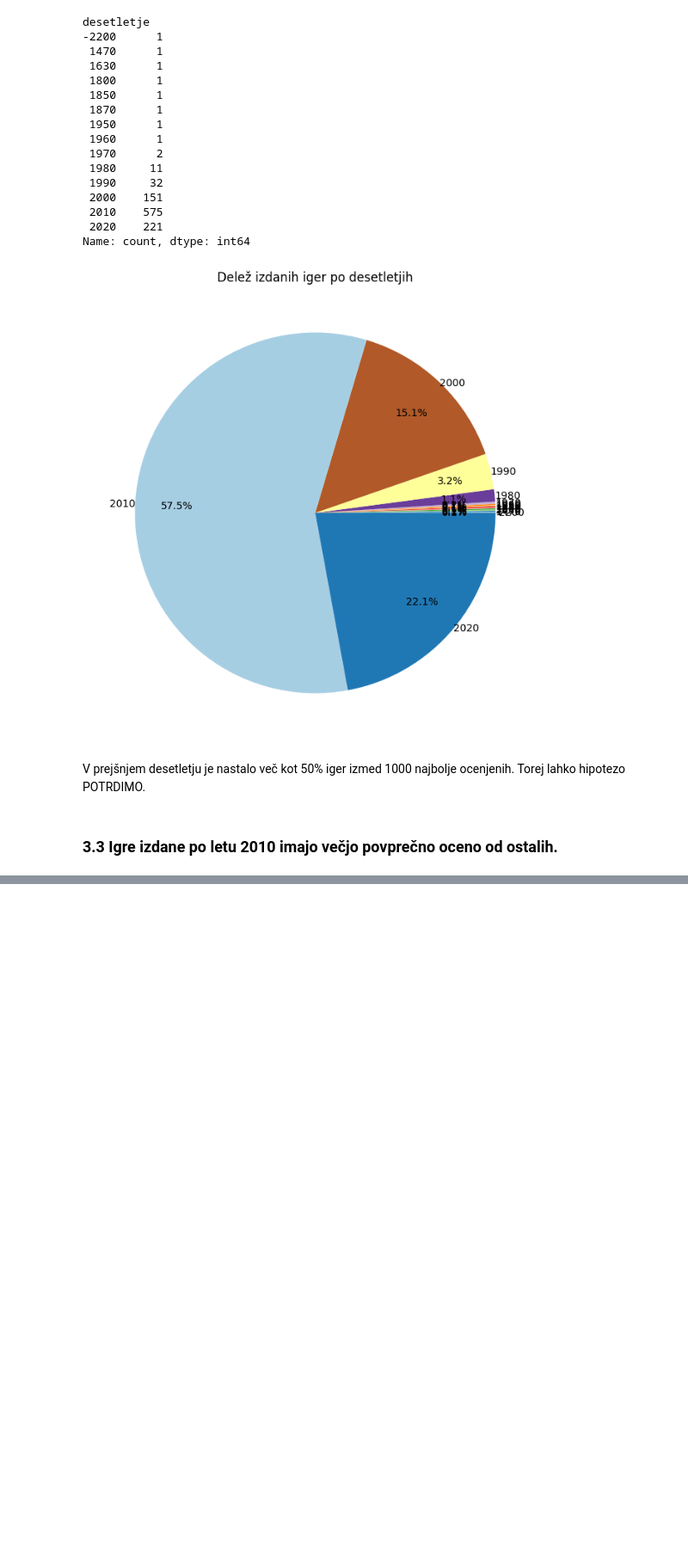
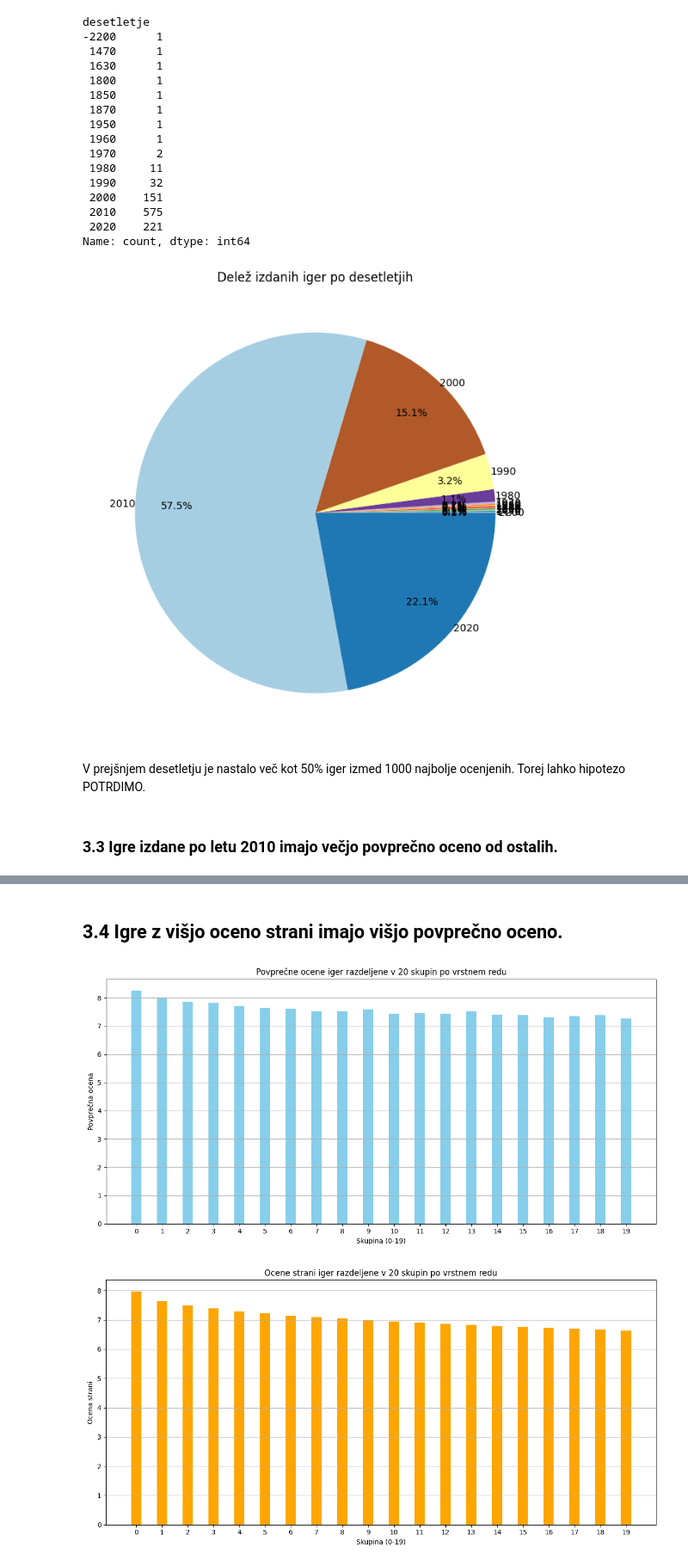
Before and after one commit to NikUrukalo/uvp-projektna-naloga, a Jupyter notebook: analiza.ipynb, the cells around one changed output, grey strips where cells are left out. Shown: that part at 86% size. Cells and saved outputs as stored; diff of their text form; code cells hidden in the pictures; blank space fills up the shorter version.

```diff
--- a/analiza.ipynb
+++ b/analiza.ipynb
@@ -167,0 +194,31 @@ There is a significant difference in the average ratings between games released
+# %% [markdown]
+## 3.4 Igre z višjo oceno strani imajo višjo povprečno oceno.
+# %%
+igre['skupina'] = pd.cut(igre.index, bins=20, labels=False)
+
+skupine_avg = igre.groupby('skupina').agg({'povprecna_ocena': 'mean', 'ocena_strani': 'mean'}).reset_index()
+
+
+plt.figure(figsize=(12, 6))
+plt.bar(skupine_avg['skupina'], skupine_avg['povprecna_ocena'], width=0.4, color='skyblue')
+plt.xlabel('Skupina (0-19)')
+plt.ylabel('Povprečna ocena')
+plt.title('Povprečne ocene iger razdeljene v 20 skupin po vrstnem redu')
+plt.xticks(skupine_avg['skupina'])
+plt.grid(axis='y')
+plt.tight_layout()
+plt.show()
+
+
+plt.figure(figsize=(12, 6))
+plt.bar(skupine_avg['skupina'], skupine_avg['ocena_strani'], width=0.4, color='orange')
+plt.xlabel('Skupina (0-19)')
+plt.ylabel('Ocena strani')
+plt.title('Ocene strani iger razdeljene v 20 skupin po vrstnem redu')
+plt.xticks(skupine_avg['skupina'])
+plt.grid(axis='y')
+plt.tight_layout()
+plt.show()
+# %% [output]
+[figure, added]
+[figure, added]
```
Also changed, not shown: parts of 5 cells of this notebook.
